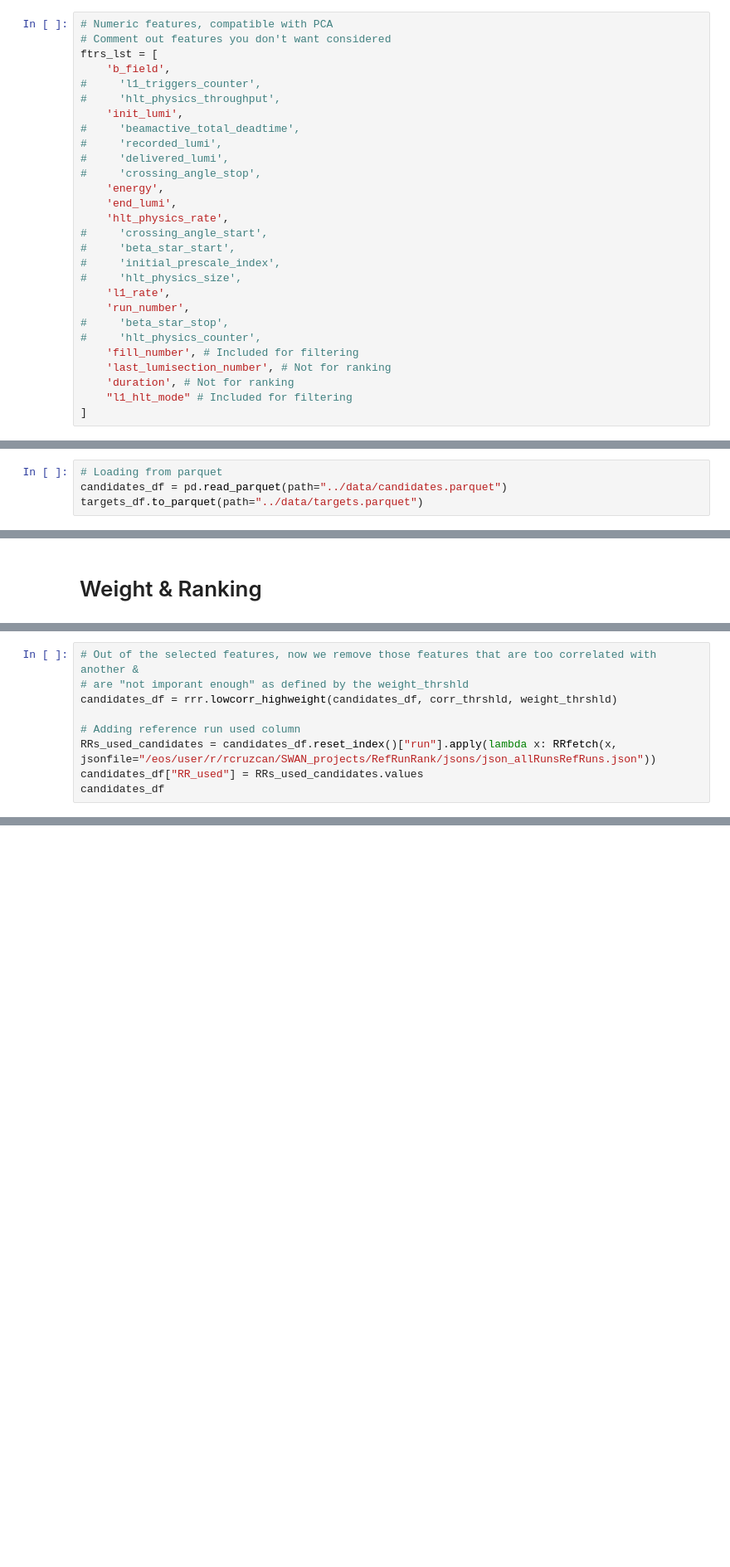
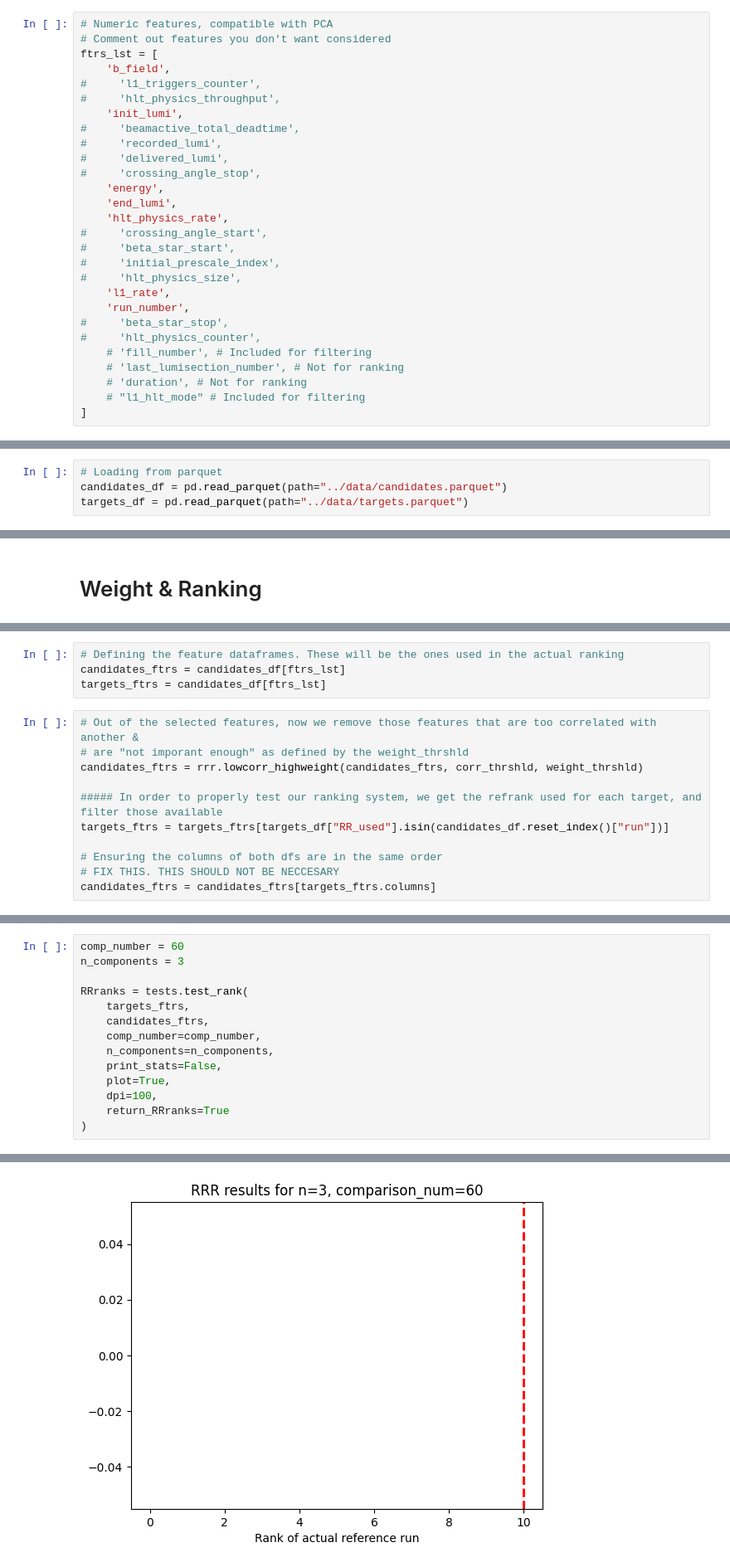
Before and after one commit to CMSTrackerDPG/ReferenceRunRank, a Jupyter notebook: notebooks/RRR_dev.ipynb, the cells around one changed output, grey strips where cells are left out. Shown at 83% size. Drawn from its saved outputs; the diff is of its cells as text; blank space fills up the shorter version.

```diff
--- a/notebooks/RRR_dev.ipynb
+++ b/notebooks/RRR_dev.ipynb
@@ -146,8 +201,8 @@ ftrs_lst = [
     'run_number',
 #     'beta_star_stop',
 #     'hlt_physics_counter',
-    'fill_number', # Included for filtering
-    'last_lumisection_number', # Not for ranking
-    'duration', # Not for ranking
-    "l1_hlt_mode" # Included for filtering
+    # 'fill_number', # Included for filtering
+    # 'last_lumisection_number', # Not for ranking
+    # 'duration', # Not for ranking
+    # "l1_hlt_mode" # Included for filtering
 ]
@@ -230,7 +488,7 @@ targets_df.to_parquet(path="../data/targets.parquet")
 # %%
 # Loading from parquet
 candidates_df = pd.read_parquet(path="../data/candidates.parquet")
-targets_df.to_parquet(path="../data/targets.parquet")
+targets_df = pd.read_parquet(path="../data/targets.parquet")
 # %%
 ######### Quick check of the loaded runs and LSs #########
 print("Number of candidate runs: {}".format(len(candidates_df)))
@@ -240,9 +507,15 @@ print("Number of target runs:    {}".format(len(targets_df)))
+# %%
+# Defining the feature dataframes. These will be the ones used in the actual ranking
+candidates_ftrs = candidates_df[ftrs_lst]
+targets_ftrs = candidates_df[ftrs_lst]
 # %%
 # Out of the selected features, now we remove those features that are too correlated with another &
 # are "not imporant enough" as defined by the weight_thrshld
-candidates_df = rrr.lowcorr_highweight(candidates_df, corr_thrshld, weight_thrshld)
+candidates_ftrs = rrr.lowcorr_highweight(candidates_ftrs, corr_thrshld, weight_thrshld)
 
-# Adding reference run used column
-RRs_used_candidates = candidates_df.reset_index()["run"].apply(lambda x: RRfetch(x, jsonfile="/eos/user/r/rcruzcan/SWAN_projects/RefRunRank/jsons/json_allRunsRefRuns.json"))
-candidates_df["RR_used"] = RRs_used_candidates.values
-candidates_df
+##### In order to properly test our ranking system, we get the refrank used for each target, and filter those available
+targets_ftrs = targets_ftrs[targets_df["RR_used"].isin(candidates_df.reset_index()["run"])]
+
+# Ensuring the columns of both dfs are in the same order
+# FIX THIS. THIS SHOULD NOT BE NECCESARY
+candidates_ftrs = candidates_ftrs[targets_ftrs.columns]
@@ -360,0 +630,15 @@ def test_rank(targets, candidates, comp_number=60, n_components=2, print_stats=T
+# %%
+comp_number = 60
+n_components = 3
+
+RRranks = tests.test_rank(
+    targets_ftrs,
+    candidates_ftrs,
+    comp_number=comp_number,
+    n_components=n_components,
+    print_stats=False,
+    plot=True,
+    dpi=100,
+    return_RRranks=True
+)
+# %% [output]
@@ -360,0 +662 @@ def test_rank(targets, candidates, comp_number=60, n_components=2, print_stats=T
+[figure, added]
```
Also changed, not shown: parts of 48 cells of this notebook, 23 other files.
